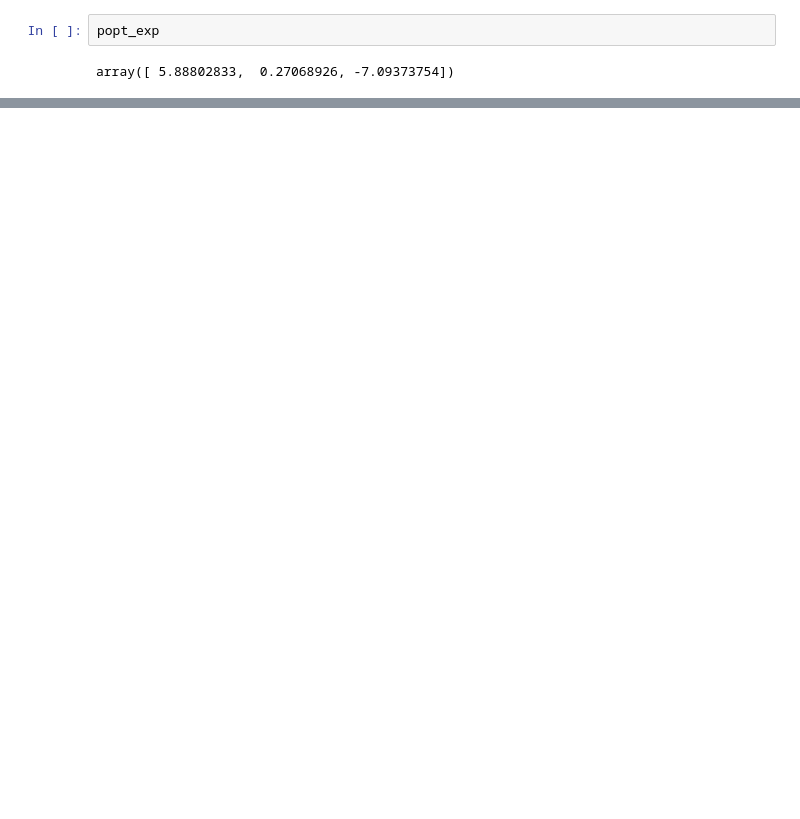
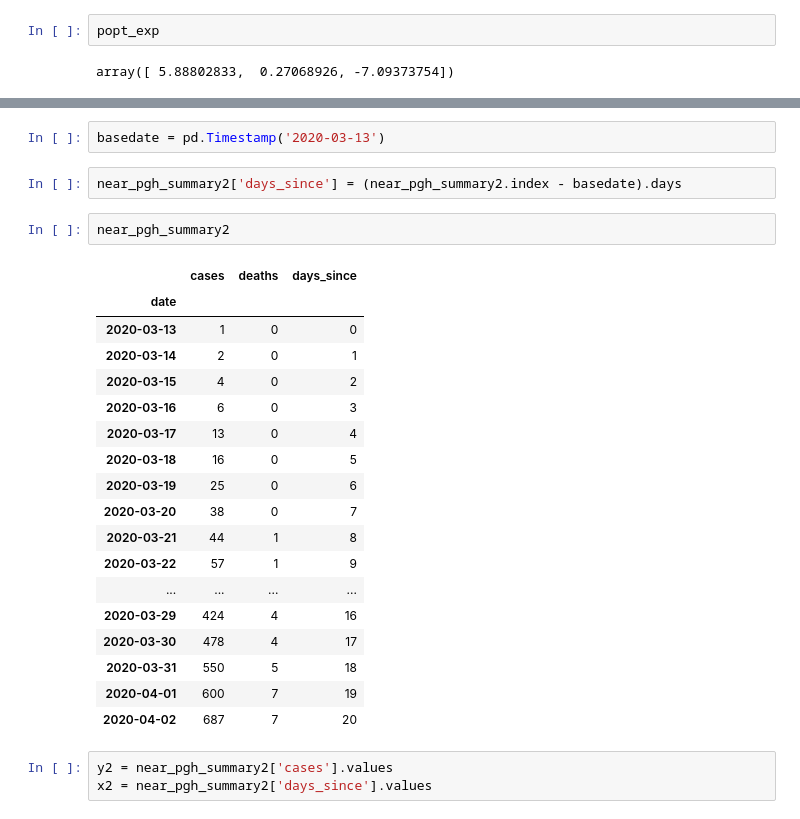
Before and after one commit to sawyerap/PythonDataViz, a Jupyter notebook: nyt_data.ipynb, the cells around one changed output, grey strips where cells are left out. Saved outputs shown, nothing was run; the diff lists cells and outputs as text; blank space fills up the shorter version.

```diff
--- a/nyt_data.ipynb
+++ b/nyt_data.ipynb
@@ -120,0 +164,28 @@ array([ 5.88802833,  0.27068926, -7.09373754])
+# %%
+basedate = pd.Timestamp('2020-03-13')
+# %%
+near_pgh_summary2['days_since'] = (near_pgh_summary2.index - basedate).days
+# %%
+near_pgh_summary2
+# %% [output]
+|  | cases | deaths | days_since |
+| date |  |  |  |
+| 2020-03-13 | 1 | 0 | 0 |
+| 2020-03-14 | 2 | 0 | 1 |
+| 2020-03-15 | 4 | 0 | 2 |
+| 2020-03-16 | 6 | 0 | 3 |
+| 2020-03-17 | 13 | 0 | 4 |
+| 2020-03-18 | 16 | 0 | 5 |
+| 2020-03-19 | 25 | 0 | 6 |
+| 2020-03-20 | 38 | 0 | 7 |
+| 2020-03-21 | 44 | 1 | 8 |
+| 2020-03-22 | 57 | 1 | 9 |
+| ... | ... | ... | ... |
+| 2020-03-29 | 424 | 4 | 16 |
+| 2020-03-30 | 478 | 4 | 17 |
+| 2020-03-31 | 550 | 5 | 18 |
+| 2020-04-01 | 600 | 7 | 19 |
+| 2020-04-02 | 687 | 7 | 20 |
+# %%
+y2 = near_pgh_summary2['cases'].values
+x2 = near_pgh_summary2['days_since'].values
```
Also changed, not shown: parts of 11 cells of this notebook, 2 other files.
